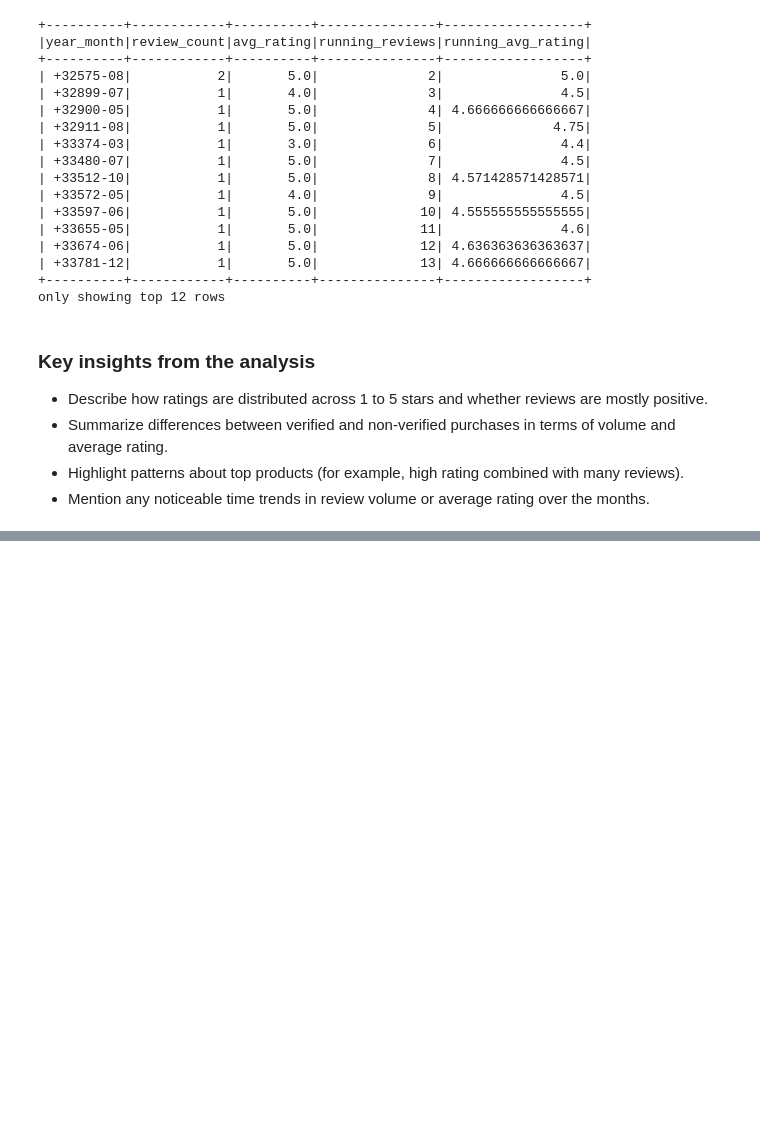
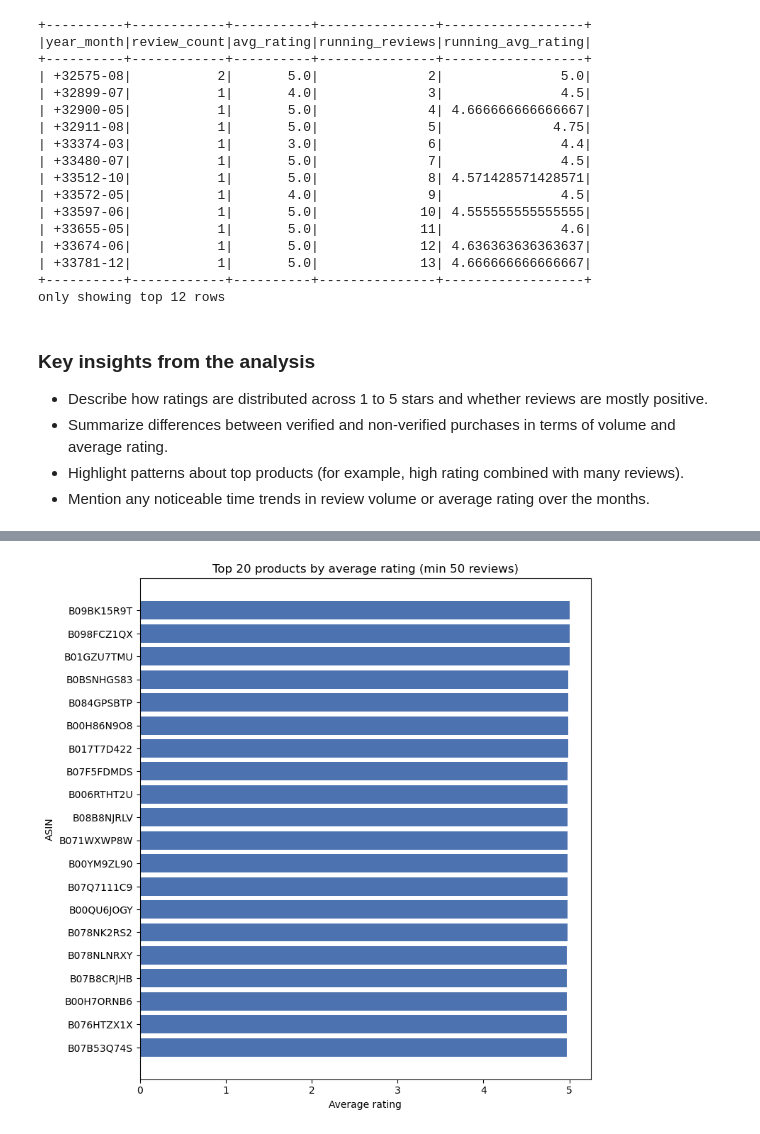
Before and after one commit to pramodkumarpodila-source/pramodkumarpodila-source-ds203-amazon-grocery-nlp-spark, a Jupyter notebook: notebooks/02_analysis.ipynb, the cells around one changed output, grey strips where cells are left out. Drawn from its saved outputs; the diff is of its cells as text; code cells hidden in the pictures; blank space fills up the shorter version.

```diff
--- a/notebooks/02_analysis.ipynb
+++ b/notebooks/02_analysis.ipynb
@@ -373,0 +437,16 @@ only showing top 12 rows
+# %%
+# Use the same filter as before: review_count >= 50, already in top_products
+top20_pdf = top_products.limit(20).toPandas()
+
+# Sort for a nicer horizontal bar plot
+top20_pdf = top20_pdf.sort_values("avg_rating", ascending=True)
+
+plt.figure(figsize=(8, 8))
+plt.barh(top20_pdf["asin"], top20_pdf["avg_rating"], color="#4C72B0")
+plt.xlabel("Average rating")
+plt.ylabel("ASIN")
+plt.title("Top 20 products by average rating (min 50 reviews)")
+plt.tight_layout()
+plt.show()
+# %% [output]
+[figure, added]
```
Also changed, not shown: parts of 15 cells of this notebook.
